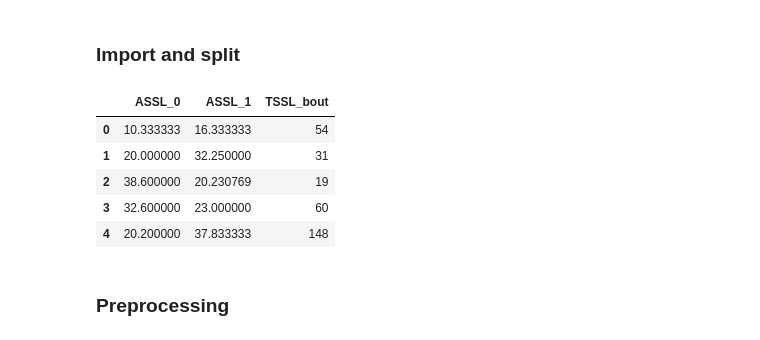
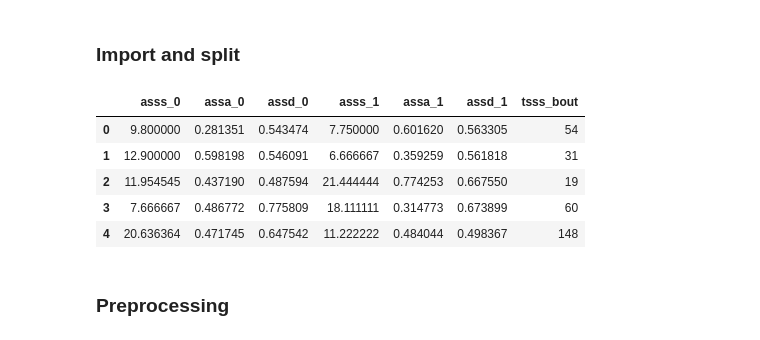
Before and after one commit to mesterhammerfic/match_finder, a Jupyter notebook: notebooks/03_modelling/03a_add_defense.ipynb, the cells around one changed output. Drawn from its saved outputs; the diff is of its cells as text; code cells hidden in the pictures.

Commit message:
added defense and differential calculation and modelled for each

```diff
--- a/notebooks/03_modelling/01_fsm.ipynb
+++ b/notebooks/03_modelling/03a_add_defense.ipynb
@@ -11,13 +11,13 @@ from sklearn.preprocessing import StandardScaler
 # %% [markdown]
 ### Import and split
 # %%
-data = pd.read_csv('../../data/fsm_data.csv', index_col=0)
+data = pd.read_csv('../../data/model_3_data.csv', index_col=0)
 data.head()
 # %% [output]
-|  | ASSL_0 | ASSL_1 | TSSL_bout |
-| 0 | 10.333333 | 16.333333 | 54 |
-| 1 | 20.000000 | 32.250000 | 31 |
-| 2 | 38.600000 | 20.230769 | 19 |
-| 3 | 32.600000 | 23.000000 | 60 |
-| 4 | 20.200000 | 37.833333 | 148 |
+|  | asss_0 | assa_0 | assd_0 | asss_1 | assa_1 | assd_1 | tsss_bout |
+| 0 | 9.800000 | 0.281351 | 0.543474 | 7.750000 | 0.601620 | 0.563305 | 54 |
+| 1 | 12.900000 | 0.598198 | 0.546091 | 6.666667 | 0.359259 | 0.561818 | 31 |
+| 2 | 11.954545 | 0.437190 | 0.487594 | 21.444444 | 0.774253 | 0.667550 | 19 |
+| 3 | 7.666667 | 0.486772 | 0.775809 | 18.111111 | 0.314773 | 0.673899 | 60 |
+| 4 | 20.636364 | 0.471745 | 0.647542 | 11.222222 | 0.484044 | 0.498367 | 148 |
 # %%
```
Also changed, not shown: parts of 4 cells of this notebook, 11 other files.
